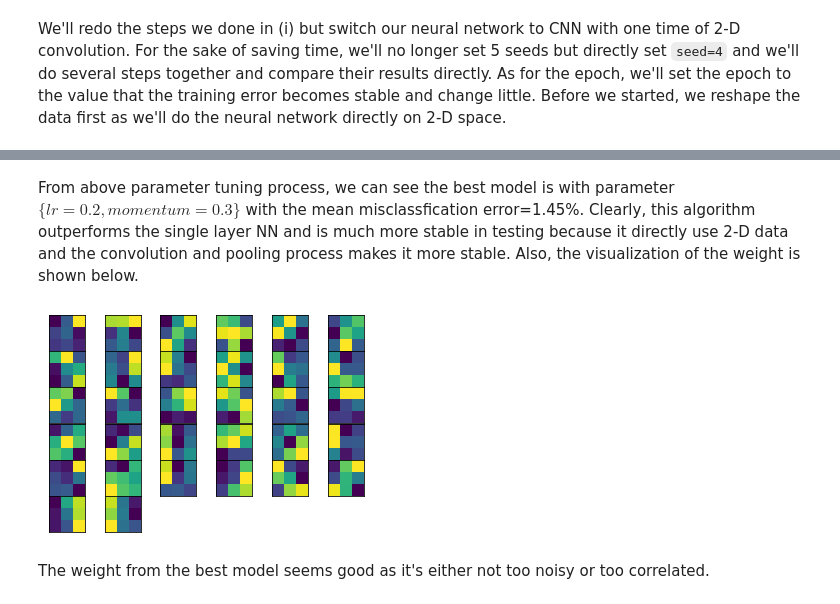
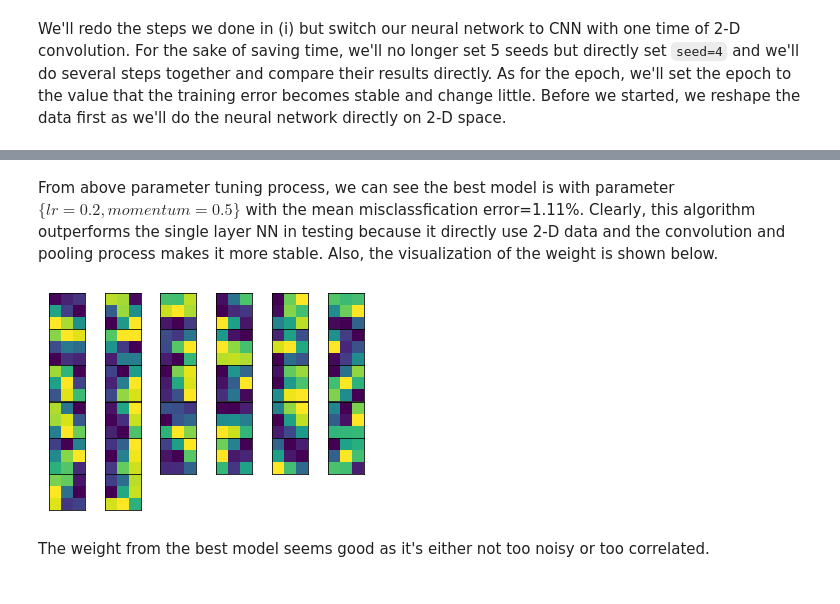
Before and after one commit to miax0722/GR5241-MNIST_data_analysis, a Jupyter notebook: doc/Project.ipynb, the cells around one changed output, grey strips where cells are left out. Cells and saved outputs as stored; diff of their text form; code cells hidden in the pictures.

```diff
--- a/doc/Project.ipynb
+++ b/doc/Project.ipynb
@@ -275,9 +278,9 @@ We may see that for all 5 cases with different random seed, the validation miscl
 ann = Sequential()
 #add one hidden layers
 #ann.add(Flatten())
-ann.add(Dense(100))
-ann.add(Dense(10))
-ann.compile(optimizer=sgd,loss=keras.losses.SparseCategoricalCrossentropy(from_logits=True),metrics=['accuracy'])
+ann.add(Dense(100,activation='relu',input_shape=(784,)))
+ann.add(Dense(10,activation='softmax'))
+ann.compile(optimizer=sgd,loss=keras.losses.SparseCategoricalCrossentropy(),metrics=['accuracy'])
 history=ann.fit(X_train,Y_train,epochs=150,validation_data=(X_test,Y_test),verbose=0,batch_size=100)
 res=pd.DataFrame(history.history)
 res[['mis_classification error','val_mis_classification error']]=(1-res[['accuracy','val_accuracy']])*100
@@ -442,30 +442,30 @@ In this case, the misclassification error for test set is 1.679999%.
 ... (12 outputs left out)
 # %% [markdown]
-From above parameter tuning process, we can see the best model is with parameter $\{lr=0.2,momentum=0.3\}$ with the mean misclassfication error=1.45%. Clearly, this algorithm outperforms the single layer NN and is much more stable in testing because it directly use 2-D data and the convolution and pooling process makes it more stable. Also, the visualization of the weight is shown below.
+From above parameter tuning process, we can see the best model is with parameter $\{lr=0.2,momentum=0.5\}$ with the mean misclassfication error=1.11%. Clearly, this algorithm outperforms the single layer NN in testing because it directly use 2-D data and the convolution and pooling process makes it more stable. Also, the visualization of the weight is shown below.
 # %%
 seed=4
-sgd=keras.optimizers.SGD(learning_rate=0.2,momentum=0.3)
+sgd=keras.optimizers.SGD(learning_rate=0.2,momentum=0.5)
 np.random.seed(seed)
 #Create single layer NN
 cnn_1 = Sequential()
 #add one hidden layers
 cnn_1.add(Conv2D(32, (3,3), padding="same", activation="relu", input_shape=(28,28,1)))
 cnn_1.add(MaxPooling2D(2, 2))
 cnn_1.add(Flatten())
-cnn_1.add(Dense(100))
-cnn_1.add(Dense(10))
-cnn_1.compile(optimizer=sgd,loss=keras.losses.SparseCategoricalCrossentropy(from_logits=True),metrics=[SparseCategoricalCrossentropy(),'accuracy'])
+cnn_1.add(Dense(100,activation='relu'))
+cnn_1.add(Dense(10,activation='softmax'))
+cnn_1.compile(optimizer=sgd,loss=keras.losses.SparseCategoricalCrossentropy(),metrics=[SparseCategoricalCrossentropy(),'accuracy'])
 history=cnn_1.fit(X_train,Y_train,epochs=20,validation_data=(X_test,Y_test),verbose=0,batch_size=100)
 W = cnn_1.layers[0].get_weights()[0].reshape(3,3,-1)
 for i in range(W.shape[2]):
   plt.subplot(6,6,i+1)
   plt.imshow(W[:,:,i])
   plt.xticks([])
   plt.yticks([])
 plt.subplots_adjust(wspace=0.01,hspace=0.01)
 plt.show()
 # %% [output]
-[figure, old version]
+[figure, new version]
 # %% [markdown]
 The weight from the best model seems good as it's either not too noisy or too correlated.
 # %% [markdown]
```
Also changed, not shown: parts of 18 cells of this notebook, 3 other files.
